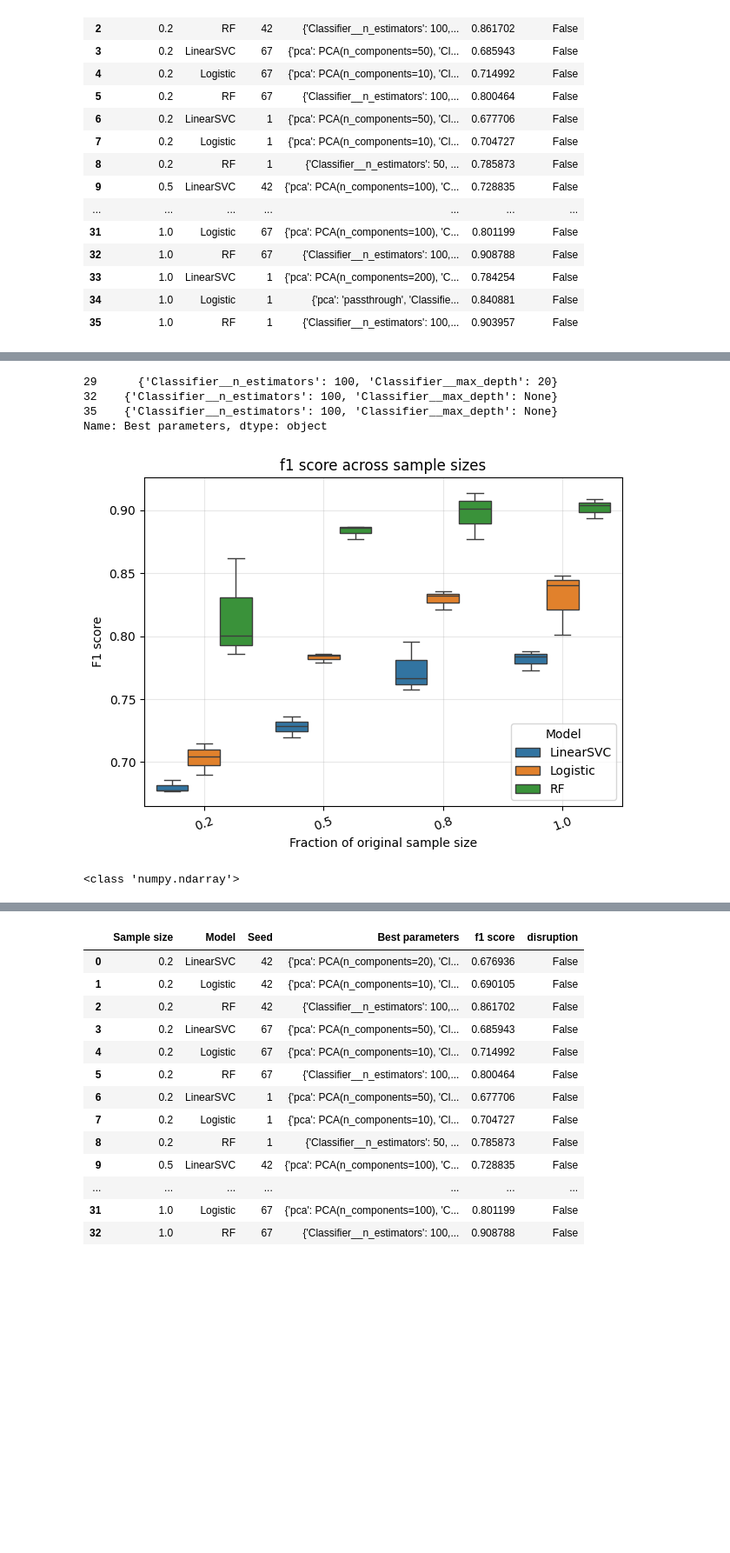
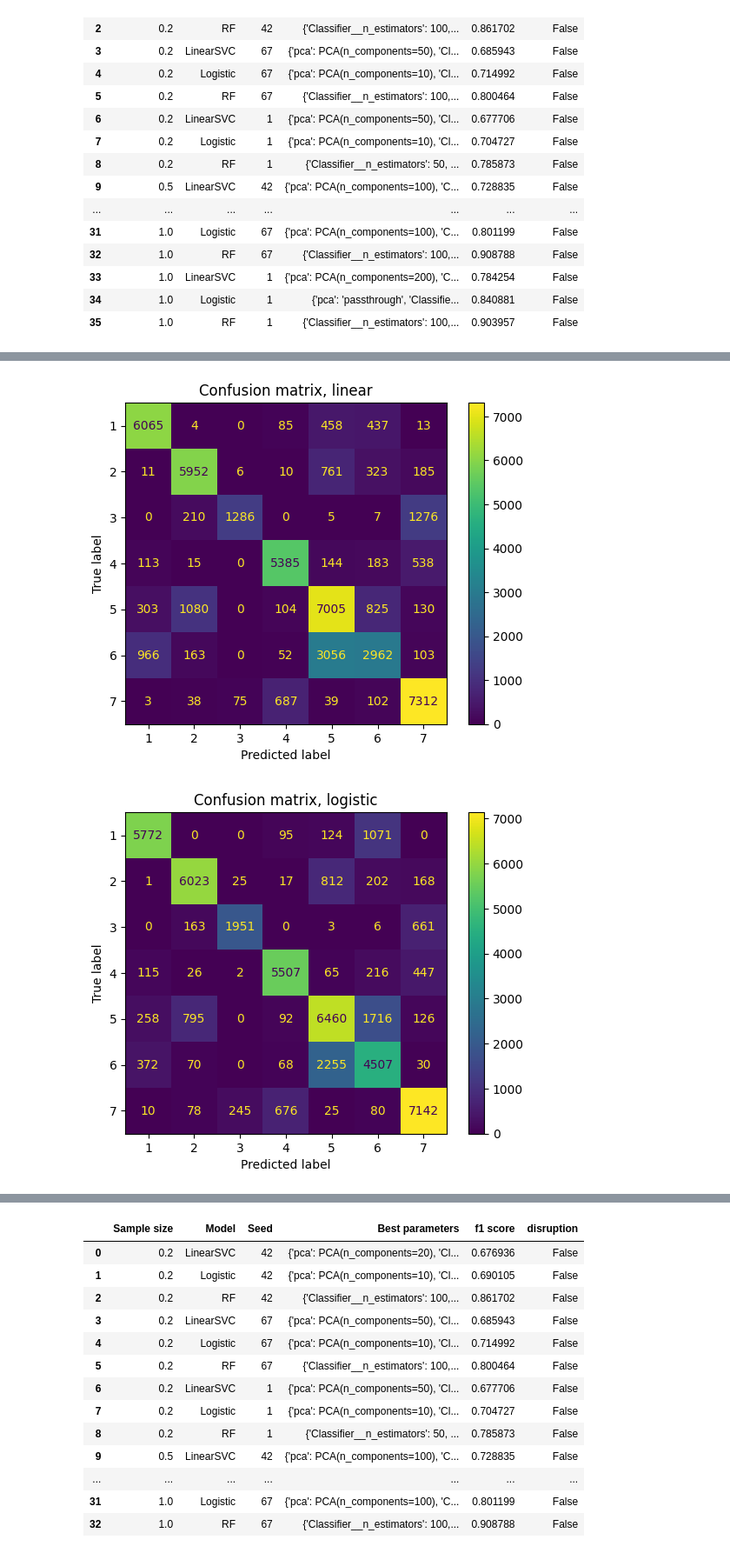
Before and after one commit to CleosCleopatra/Big_data_exam, a Jupyter notebook: Q1.ipynb, the cells around one changed output, grey strips where cells are left out. Shown at 87% size. Drawn from its saved outputs; the diff is of its cells as text; code cells hidden in the pictures; blank space fills up the shorter version.

```diff
--- a/Q1.ipynb
+++ b/Q1.ipynb
@@ -452,30 +504,0 @@ df = pd.DataFrame(data=results)
-# %%
-pd.set_option('display.max_columns', None)
-pd.set_option('display.width', None)
-pd.set_option('display.max_colwidth', None)
-
-#display(df)
-
-print(df[df['Sample size'] == 1][df["Model"] == "RF"]["Best parameters"])
-# %% [output]
-29      {'Classifier__n_estimators': 100, 'Classifier__max_depth': 20}
-32    {'Classifier__n_estimators': 100, 'Classifier__max_depth': None}
-35    {'Classifier__n_estimators': 100, 'Classifier__max_depth': None}
-Name: Best parameters, dtype: object
-# %%
-sns.boxplot(
-    data=df,
-    x="Sample size",
-    y="f1 score",
-    hue = "Model"
-)
-plt.title("f1 score across sample sizes")
-plt.xlabel("Fraction of original sample size")
-plt.ylabel("F1 score")
-plt.tick_params(axis="x", rotation=20)
-plt.grid(True, alpha=0.3)
-
-plt.tight_layout()
-plt.show()
-# %% [output]
-[figure, removed]
@@ -619,4 +505,30 @@ def training(random_seed, results, possible_values, X, y, size, disruption):
-# %%
-print(type(x_var))
-# %% [output]
-<class 'numpy.ndarray'>
+# %%
+#display(df_new)
+#display(df_class)
+
+all_labels = np.unique(class_wise["All_true"])
+
+conf_matrix_linear = confusion_matrix(class_wise["All_true"], class_wise["preds_linear"])
+
+cm_display = ConfusionMatrixDisplay(confusion_matrix = conf_matrix_linear, display_labels = all_labels)
+cm_display.plot()
+plt.title("Confusion matrix, linear")
+plt.show()
+
+conf_matrix_log = confusion_matrix(class_wise["All_true"], class_wise["preds_logistic"])
+
+cm_display = ConfusionMatrixDisplay(confusion_matrix = conf_matrix_log, display_labels = all_labels)
+cm_display.plot()
+plt.title("Confusion matrix, logistic")
+plt.show()
+
+
+conf_matrix_rf = confusion_matrix(class_wise["All_true"], class_wise["preds_rf"])
+
+cm_display = ConfusionMatrixDisplay(confusion_matrix = conf_matrix_rf, display_labels = all_labels)
+cm_display.plot()
+plt.title("Confusion matrix, random forest")
+plt.show()
+# %% [output]
+[figure, added]
+[figure, added]
```
Also changed, not shown: parts of 10 cells of this notebook.
